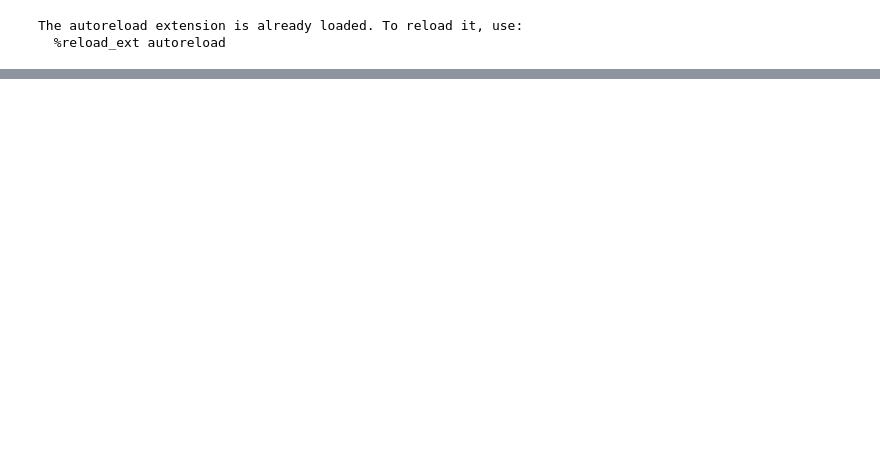
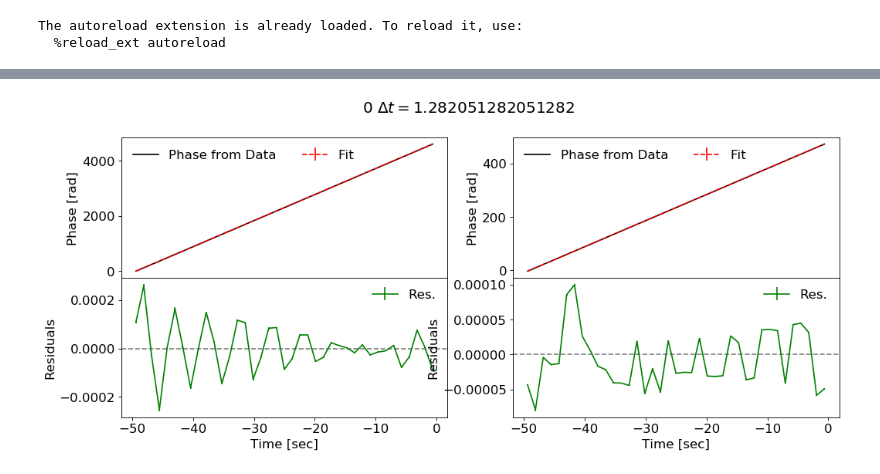
Before and after one commit to jeansom/pulsed_ffitter_current, a Jupyter notebook: pulsed_fitter_current.ipynb, the cells around one changed output, grey strips where cells are left out. Saved outputs shown, nothing was run; the diff lists cells and outputs as text; code cells hidden in the pictures; blank space fills up the shorter version.

```diff
--- a/pulsed_fitter_current.ipynb
+++ b/pulsed_fitter_current.ipynb
@@ -151,0 +146,31 @@ plt.errorbar( np.arange(len(phi2_arr)), phi2_arr, errtout_arr[:,5] )
+# %%
+i=0
+
+mpl.rcParams['figure.figsize'] = [15.0, 6.0]
+f, ax_arr = plt.subplots(2, 2)
+f.suptitle(str(k_ind)+' $\Delta t = '+str(delta_t)+"$")
+ax_arr[0,0].plot( times, phi1_arr_all[i], c="black", label="Phase from Data")
+ax_arr[0,0].errorbar( times, phi1_fitresults_arr[i], (phi1_fiterr_arr[i][1]+phi1_fiterr_arr[i][0]*times), c="red", ls="--", label="Fit")
+ax_arr[1,0].errorbar( times, (phi1_arr_all[i] - phi1_fitresults_arr[i]), phi1_err_all[i], c="green", label="Res.")
+ax_arr[1,0].axhline(0, ls="--", c="grey")
+ax_arr[0,0].legend(frameon=False, ncol=2 )
+ax_arr[1,0].legend(frameon=False, ncol=2 )
+ax_arr[1,0].set_xlabel("Time [sec]")
+ax_arr[0,0].set_ylabel("Phase [rad]")
+ax_arr[1,0].set_ylabel("Residuals")
+ax_arr
+f.subplots_adjust(hspace=0)
+
+ax_arr[0,1].plot( times, phi2_arr_all[i], c="black", label="Phase from Data")
+ax_arr[0,1].errorbar( times, phi2_fitresults_arr[i], (phi2_fiterr_arr[i][1]+phi2_fiterr_arr[i][0]*times), c="red", ls="--", label="Fit")
+ax_arr[1,1].errorbar( times, (phi2_arr_all[i] - phi2_fitresults_arr[i]), phi2_err_all[i], c="green", label="Res.")
+ax_arr[1,1].axhline(0, ls="--", c="grey")
+ax_arr[0,1].legend(frameon=False, ncol=2 )
+ax_arr[1,1].legend(frameon=False, ncol=2 )
+ax_arr[1,1].set_xlabel("Time [sec]")
+ax_arr[0,1].set_ylabel("Phase [rad]")
+ax_arr[1,1].set_ylabel("Residuals")
+plt.setp([a.get_xticklabels() for a in [f.axes[1], f.axes[0]]], visible=False)
+f.subplots_adjust(hspace=0)
+# %% [output]
+[figure, added]
```
Also changed, not shown: parts of 14 cells of this notebook, 42 other files.
